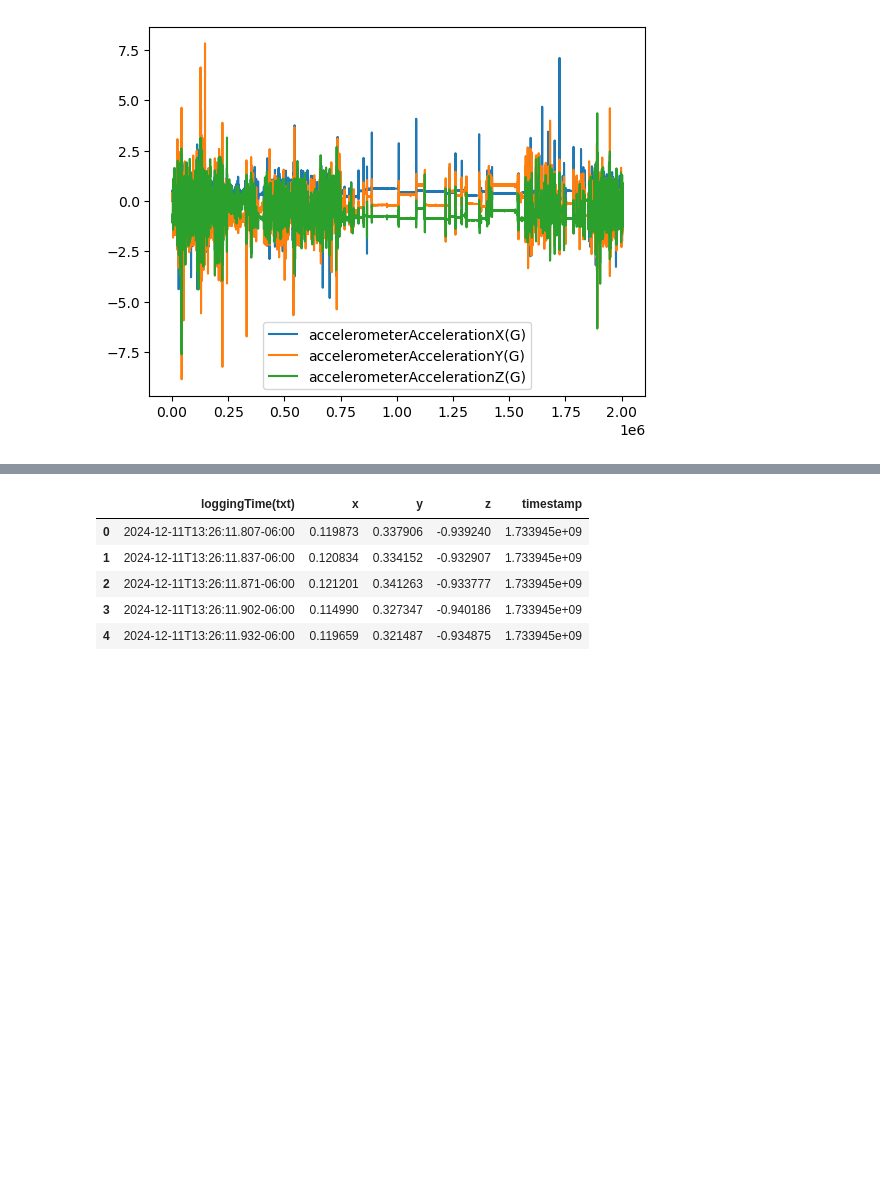
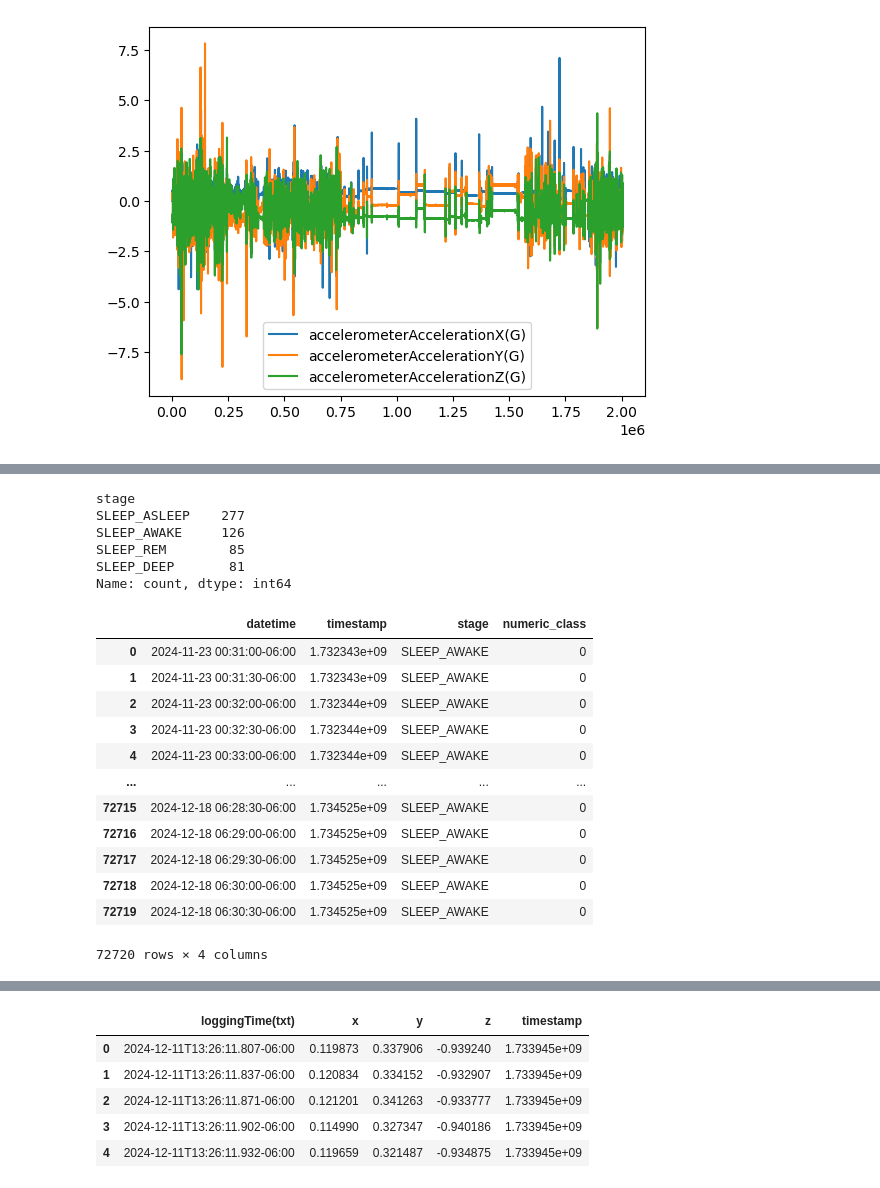
Before and after one commit to ericcanton/pisces, a Jupyter notebook: examples/Long_Run_Data/exports.ipynb, the cells around one changed output, grey strips where cells are left out. Cells and saved outputs as stored; diff of their text form; code cells hidden in the pictures; blank space fills up the shorter version.

```diff
--- a/examples/Long_Run_Data/exports.ipynb
+++ b/examples/Long_Run_Data/exports.ipynb
@@ -42,0 +119,9 @@ night[accel_cols].plot()
+# %%
+sleeps_df['stage'].value_counts()
+# %% [output]
+stage
+SLEEP_ASLEEP    277
+SLEEP_AWAKE     126
+SLEEP_REM        85
+SLEEP_DEEP       81
+Name: count, dtype: int64
@@ -42,0 +174,16 @@ night[accel_cols].plot()
+# %%
+wake_padded_sleeps_df
+# %% [output]
+|  | datetime | timestamp | stage | numeric_class |
+| 0 | 2024-11-23 00:31:00-06:00 | 1.732343e+09 | SLEEP_AWAKE | 0 |
+| 1 | 2024-11-23 00:31:30-06:00 | 1.732343e+09 | SLEEP_AWAKE | 0 |
+| 2 | 2024-11-23 00:32:00-06:00 | 1.732344e+09 | SLEEP_AWAKE | 0 |
+| 3 | 2024-11-23 00:32:30-06:00 | 1.732344e+09 | SLEEP_AWAKE | 0 |
+| 4 | 2024-11-23 00:33:00-06:00 | 1.732344e+09 | SLEEP_AWAKE | 0 |
+| ... | ... | ... | ... | ... |
+| 72715 | 2024-12-18 06:28:30-06:00 | 1.734525e+09 | SLEEP_AWAKE | 0 |
+| 72716 | 2024-12-18 06:29:00-06:00 | 1.734525e+09 | SLEEP_AWAKE | 0 |
+| 72717 | 2024-12-18 06:29:30-06:00 | 1.734525e+09 | SLEEP_AWAKE | 0 |
+| 72718 | 2024-12-18 06:30:00-06:00 | 1.734525e+09 | SLEEP_AWAKE | 0 |
+| 72719 | 2024-12-18 06:30:30-06:00 | 1.734525e+09 | SLEEP_AWAKE | 0 |
+72720 rows × 4 columns
```
Also changed, not shown: parts of 20 cells of this notebook.
